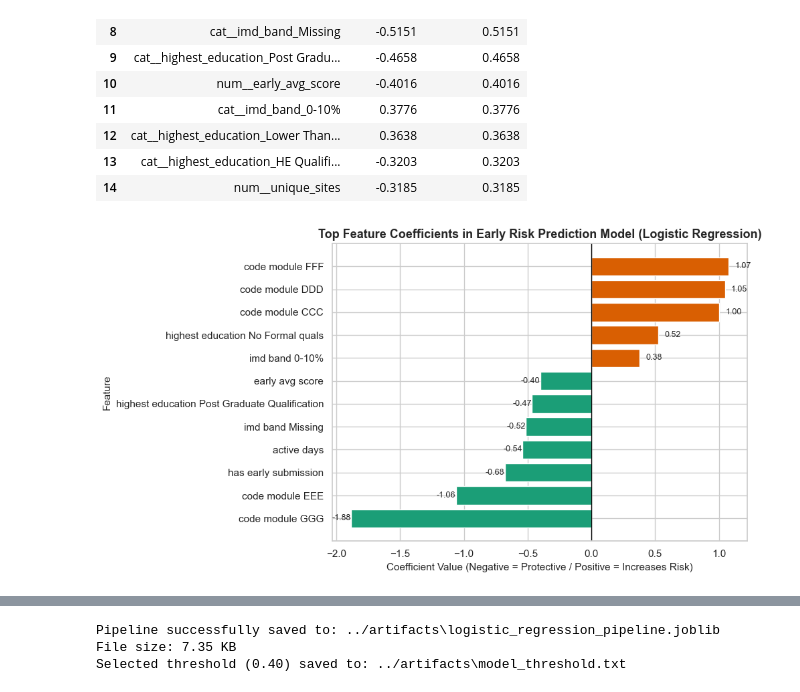
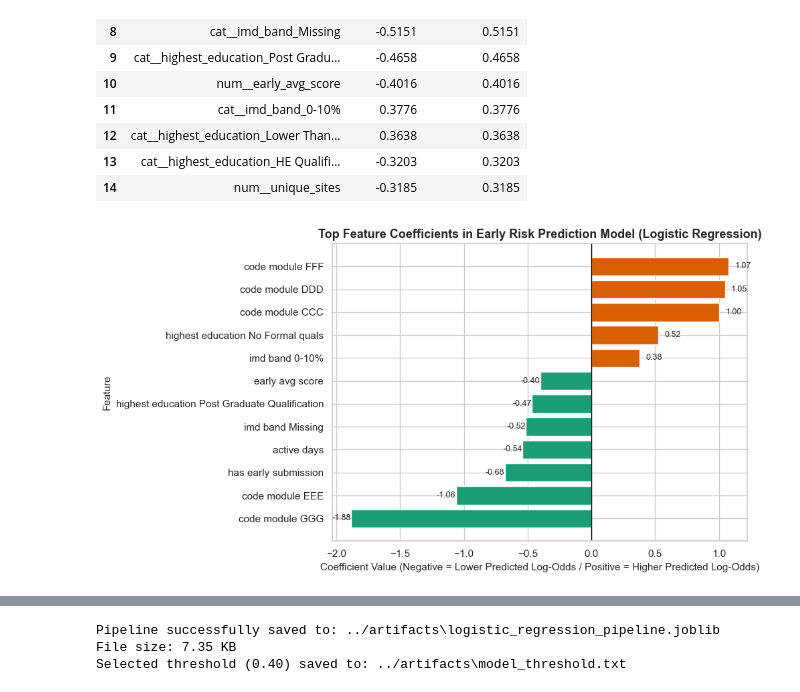
Before and after one commit to reshmavh-2005/student-support-system, a Jupyter notebook: notebooks/05_model_evaluation.ipynb, the cells around one changed output, grey strips where cells are left out. Cells and saved outputs as stored; diff of their text form; code cells hidden in the pictures.

```diff
--- a/notebooks/05_model_evaluation.ipynb
+++ b/notebooks/05_model_evaluation.ipynb
@@ -625,34 +626,34 @@ coef_df.head(15).round(4)
 # %%
 # Clean feature names for clean presentation
 clean_coef_df = coef_df.head(12).copy()
 clean_coef_df['Clean_Feature'] = (
     clean_coef_df['Feature']
     .str.replace('num__', '')
     .str.replace('cat__', '')
     .str.replace('_', ' ')
 )
 clean_coef_df = clean_coef_df.sort_values(by='Coefficient', ascending=True)
 
 # Horizontal bar chart of top feature coefficients
 plt.figure(figsize=(10, 5.5))
 bar_colors = ['#1b9e77' if c < 0 else '#d95f02' for c in clean_coef_df['Coefficient']]
 bars = plt.barh(clean_coef_df['Clean_Feature'], clean_coef_df['Coefficient'], color=bar_colors)
 
 plt.axvline(x=0, color='black', linewidth=1)
 plt.title('Top Feature Coefficients in Early Risk Prediction Model (Logistic Regression)', fontsize=13, fontweight='bold')
-plt.xlabel('Coefficient Value (Negative = Protective / Positive = Increases Risk)', fontsize=11)
+plt.xlabel('Coefficient Value (Negative = Lower Predicted Log-Odds / Positive = Higher Predicted Log-Odds)', fontsize=11)
 plt.ylabel('Feature', fontsize=11)
 
 # Add value labels
 for bar in bars:
     width = bar.get_width()
     offset = 0.05 if width > 0 else -0.15
     plt.text(width + offset, bar.get_y() + bar.get_height()/2., f'{width:.2f}', ha='left', va='center', fontsize=9)
 
 plt.tight_layout()
 plt.show()
 # %% [output]
-[figure, old version]
+[figure, new version]
 # %% [markdown]
 #### 4. Expected Output
 A ranking table and horizontal bar chart highlighting the most influential features.
```
Also changed, not shown: parts of 12 cells of this notebook.
